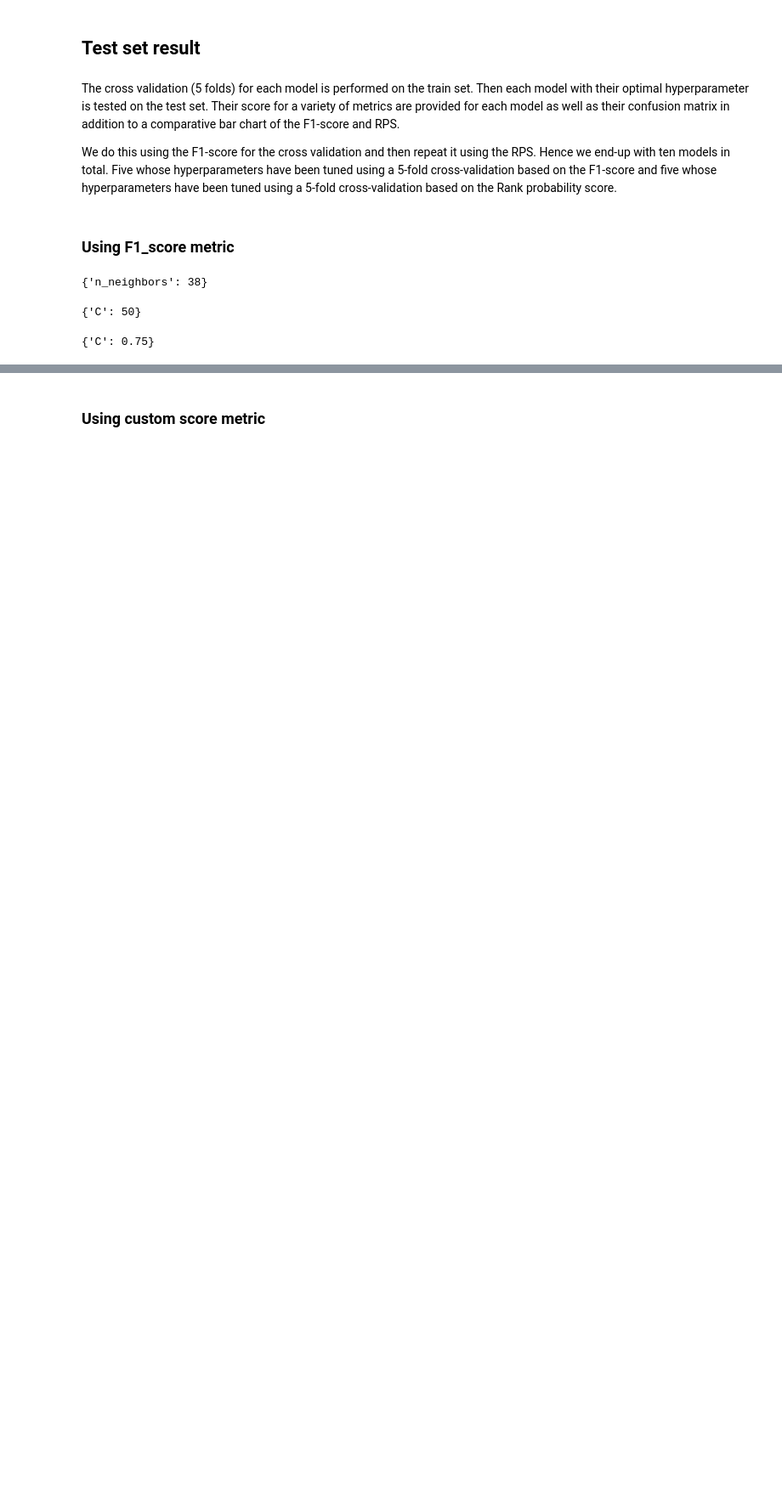
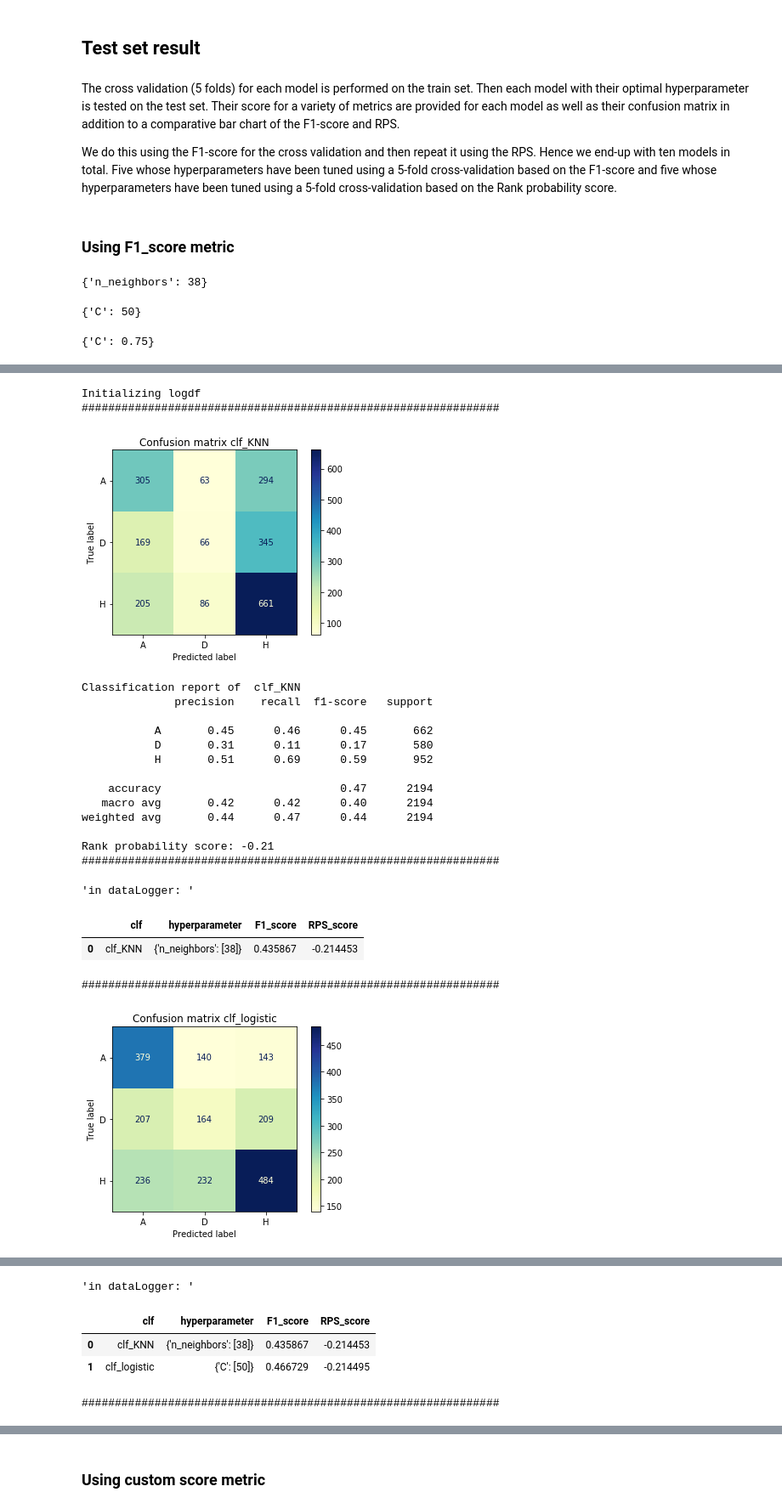
Before and after one commit to AntMarchal/DataScienceInPractice, a Jupyter notebook: Project/code/Project.ipynb, the cells around one changed output, grey strips where cells are left out. Shown: that part at 85% size. Cells and saved outputs as stored; diff of their text form; code cells hidden in the pictures; blank space fills up the shorter version.

```diff
--- a/Project/code/Project.ipynb
+++ b/Project/code/Project.ipynb
@@ -445,8 +451,12 @@ def ModelSelection(CrossVal_dict,score_fct = 'f1_weighted'):
 
     for clf in CrossVal_dict.keys():
 
-        CV = GridSearchCV(CrossVal_dict[clf]['Classifier'], scoring=score_fct,
-                          param_grid=CrossVal_dict[clf]['Hyperparameter'], cv=5)
+        CV = GridSearchCV(
+            CrossVal_dict[clf]['Classifier'],
+            scoring = score_fct,
+            param_grid = CrossVal_dict[clf]['Hyperparameter'],
+            cv = 5
+        )
         CV = CV.fit(X_train, y_train)
         Best_Classifiers_dict[clf] = {'Classifier': CV.best_estimator_, 'Hyperparameter': CV.best_params_}
 
@@ -580,0 +544,39 @@ Rank probability score: -0.21
+# %%
+from datetime import datetime
+logdf_col_name = ['clf', 'hyperparameter', 'F1_score', 'RPS_score']
+
+try:
+    display('last result: ', logdf.tail(1))
+except:
+    print('Initializing logdf')
+    logdf = pd.DataFrame(columns = logdf_col_name)
+
+logdf = DisplayResults(
+        Best_Classifiers_dict,
+        X_test,
+        y_test,
+        logdf,
+        logdf_col_name
+    )
+# %% [output]
+Initializing logdf
+###############################################################
+[figure, added]
+Classification report of  clf_KNN
+              precision    recall  f1-score   support
+
+           A       0.45      0.46      0.45       662
+           D       0.31      0.11      0.17       580
+           H       0.51      0.69      0.59       952
+
+    accuracy                           0.47      2194
+   macro avg       0.42      0.42      0.40      2194
+weighted avg       0.44      0.47      0.44      2194
+
+Rank probability score: -0.21
+###############################################################
+'in dataLogger: '
+|  | clf | hyperparameter | F1_score | RPS_score |
+| 0 | clf_KNN | {'n_neighbors': [38]} | 0.435867 | -0.214453 |
+###############################################################
+[figure, added]
@@ -580,0 +596,5 @@ Rank probability score: -0.21
+'in dataLogger: '
+|  | clf | hyperparameter | F1_score | RPS_score |
+| 0 | clf_KNN | {'n_neighbors': [38]} | 0.435867 | -0.214453 |
+| 1 | clf_logistic | {'C': [50]} | 0.466729 | -0.214495 |
+###############################################################
```
Also changed, not shown: parts of 22 cells of this notebook.
